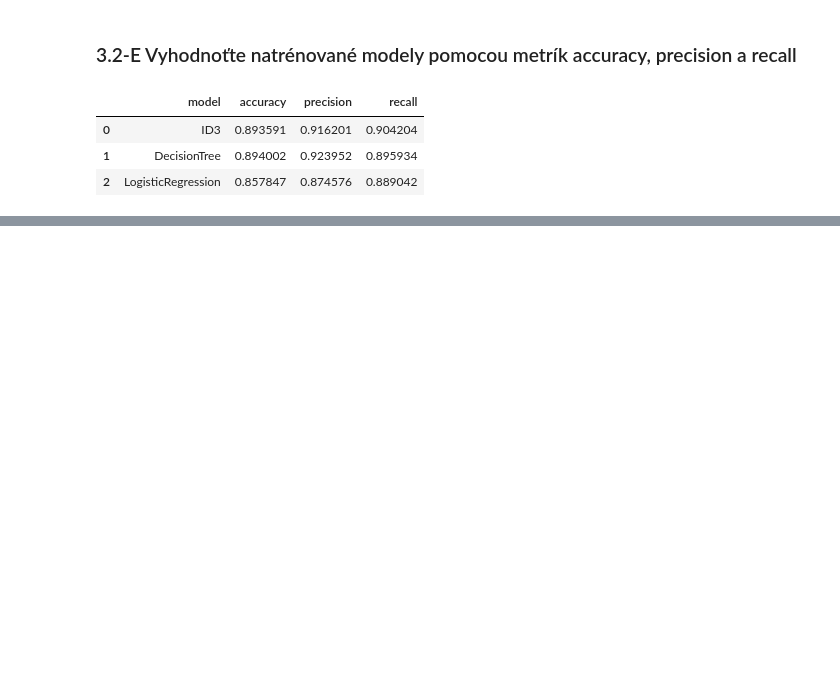
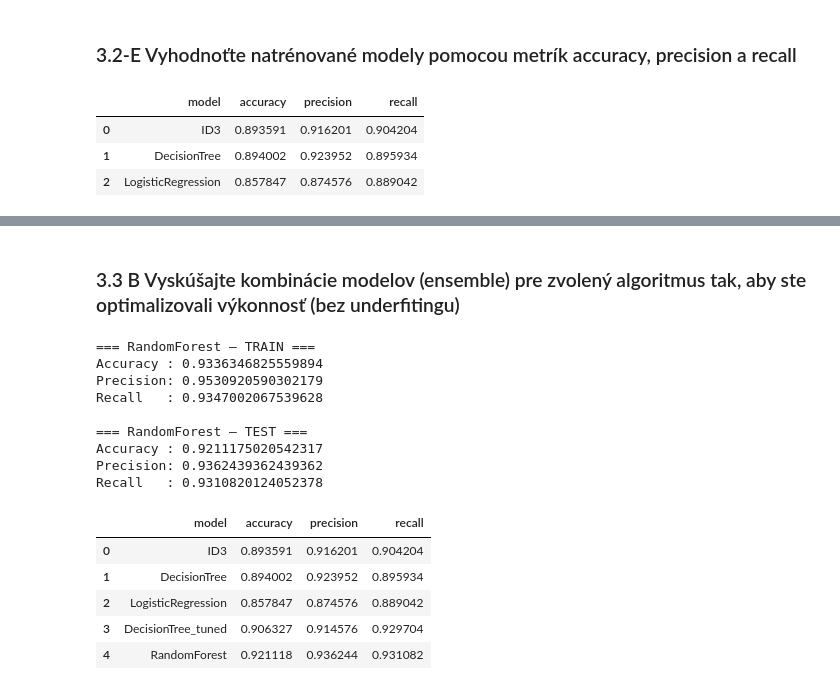
Before and after one commit to nikolasknapik/IAU_project, a Jupyter notebook: phase3.ipynb, the cells around one changed output, grey strips where cells are left out. Drawn from its saved outputs; the diff is of its cells as text; code cells hidden in the pictures; blank space fills up the shorter version.

```diff
--- a/phase3.ipynb
+++ b/phase3.ipynb
@@ -425,0 +529,41 @@ eval_df
+# %% [markdown]
+### 3.3 B Vyskúšajte kombinácie modelov (ensemble) pre zvolený algoritmus tak, aby ste optimalizovali výkonnosť (bez underfitingu)
+# %%
+from sklearn.ensemble import RandomForestClassifier
+
+rf = RandomForestClassifier(
+    n_estimators=200,        # počet stromov v lese
+    max_depth=10,           # môžeš prevziať z tuningu stromu
+    min_samples_split=24,   # môžeš prevziať z tuningu
+    min_samples_leaf=8,     # tiež prevzaté
+    random_state=42,
+    n_jobs=-1
+)
+
+rf.fit(X_train, y_train)
+
+y_train_pred_rf = rf.predict(X_train)
+y_test_pred_rf = rf.predict(X_test)
+
+print_metrics("RandomForest – TRAIN", y_train, y_train_pred_rf)
+print_metrics("RandomForest – TEST", y_test, y_test_pred_rf)
+
+add_eval_result("RandomForest", y_test, y_test_pred_rf)
+eval_df = pd.DataFrame(eval_results)
+eval_df
+# %% [output]
+=== RandomForest – TRAIN ===
+Accuracy : 0.9336346825559894
+Precision: 0.9530920590302179
+Recall   : 0.9347002067539628
+
+=== RandomForest – TEST ===
+Accuracy : 0.9211175020542317
+Precision: 0.9362439362439362
+Recall   : 0.9310820124052378
+|  | model | accuracy | precision | recall |
+| 0 | ID3 | 0.893591 | 0.916201 | 0.904204 |
+| 1 | DecisionTree | 0.894002 | 0.923952 | 0.895934 |
+| 2 | LogisticRegression | 0.857847 | 0.874576 | 0.889042 |
+| 3 | DecisionTree_tuned | 0.906327 | 0.914576 | 0.929704 |
+| 4 | RandomForest | 0.921118 | 0.936244 | 0.931082 |
```
Also changed, not shown: parts of 12 cells of this notebook, 3 other files.
